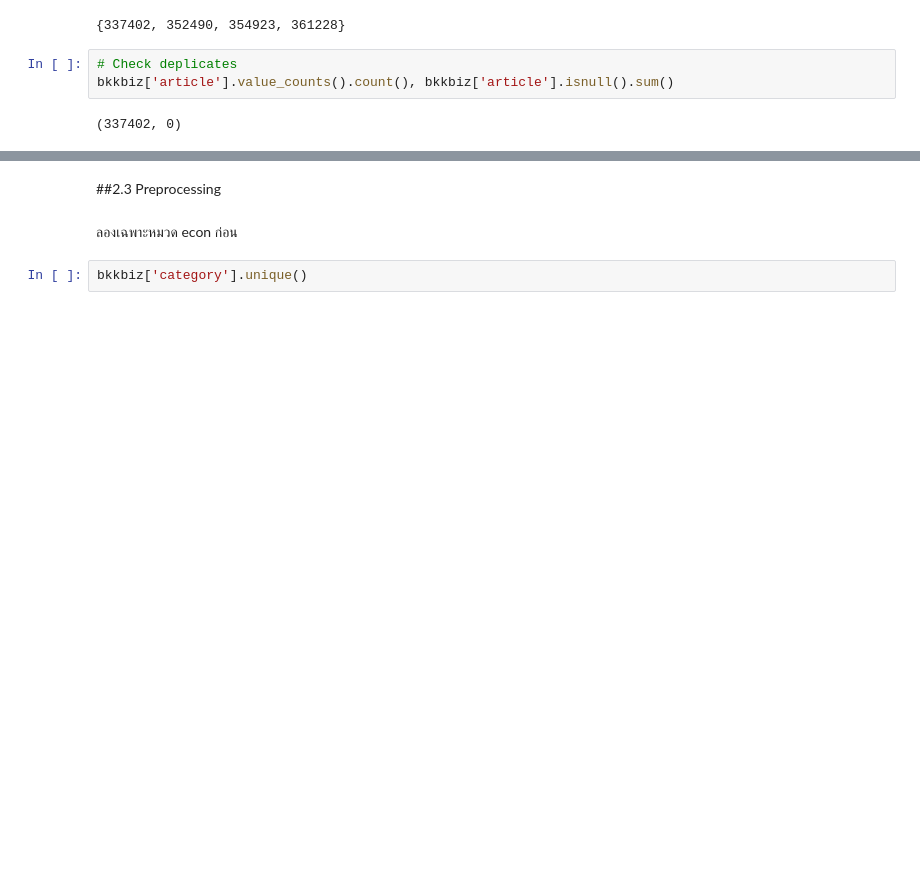
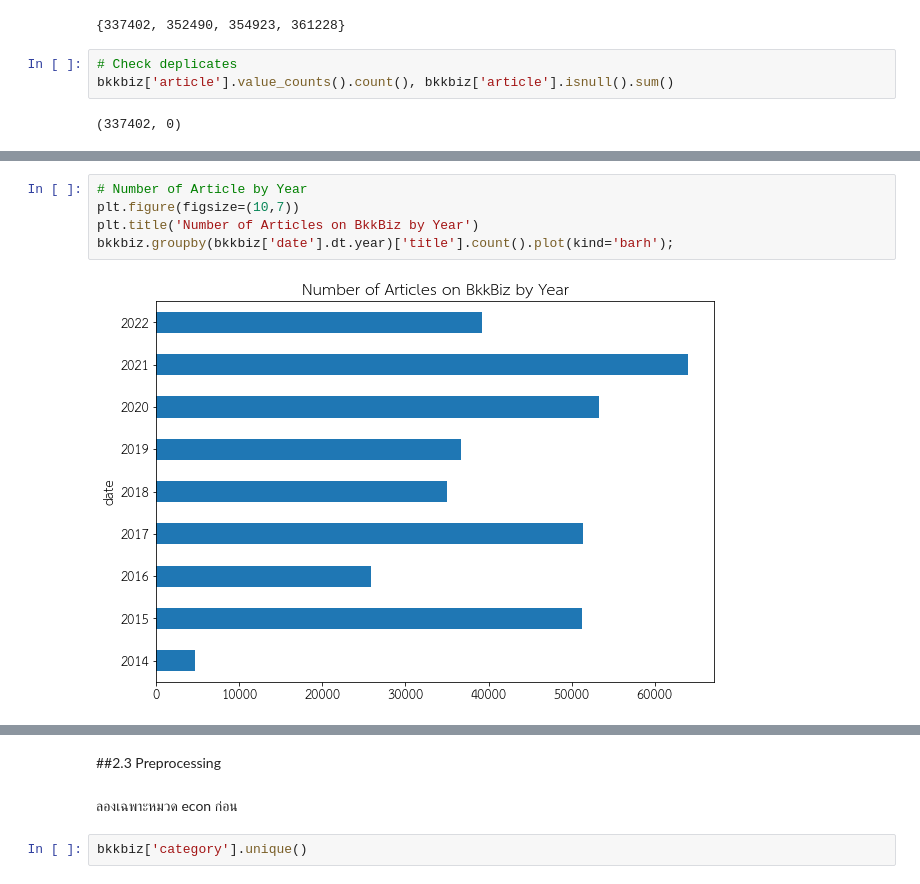
Before and after one commit to pichayaanik/Capstone_PichayaAnik, a Jupyter notebook: Capstone_Project.ipynb, the cells around one changed output, grey strips where cells are left out. Cells and saved outputs as stored; diff of their text form; blank space fills up the shorter version.

```diff
--- a/Capstone_Project.ipynb
+++ b/Capstone_Project.ipynb
@@ -126,0 +194,7 @@ bkkbiz['article'].value_counts().count(), bkkbiz['article'].isnull().sum()
+# %%
+# Number of Article by Year
+plt.figure(figsize=(10,7))
+plt.title('Number of Articles on BkkBiz by Year')
+bkkbiz.groupby(bkkbiz['date'].dt.year)['title'].count().plot(kind='barh');
+# %% [output]
+[figure, added]
```
Also changed, not shown: parts of 59 cells of this notebook.
